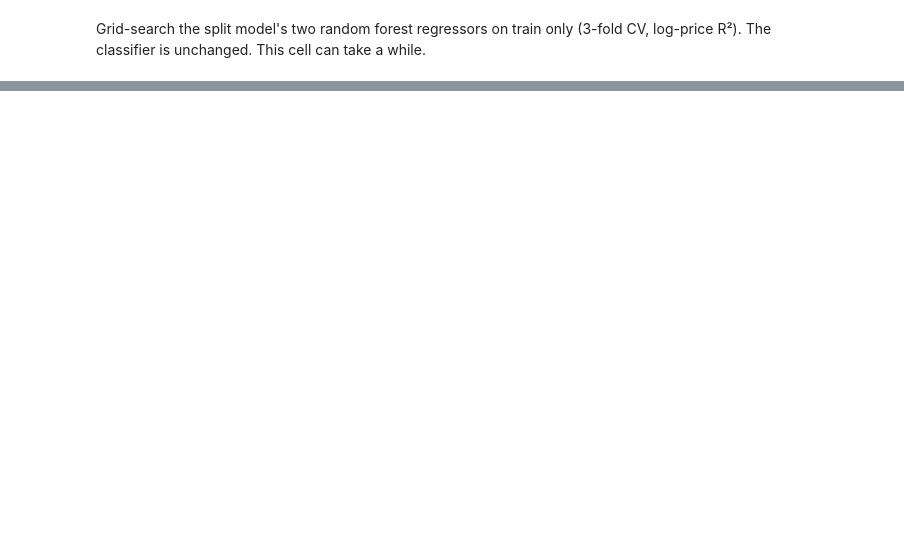
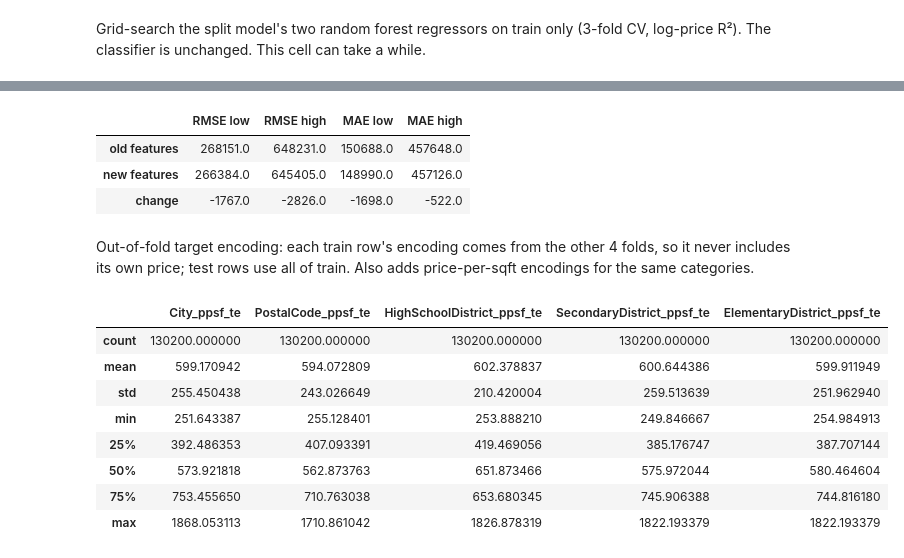
Before and after one commit to JustSahil-S/IDX-Exchange-Data-Science, a Jupyter notebook: 04_model_comparison.ipynb, the cells around one changed output, grey strips where cells are left out. Saved outputs shown, nothing was run; the diff lists cells and outputs as text; code cells hidden in the pictures; blank space fills up the shorter version.

```diff
--- a/04_model_comparison.ipynb
+++ b/04_model_comparison.ipynb
@@ -224,0 +410,73 @@ print("test R^2:", r2_score(y_test_te[high_test], y_pred_split[high_test]))
+# %%
+comparison = {}
+for name, y_true, y_hat in [
+    ("old features", y_test_te, y_pred_split),
+    ("new features", y_test_fe, y_pred_split_fe),
+]:
+    low = y_true <= HIGH_CUTOFF
+    high = y_true > HIGH_CUTOFF
+    comparison[name] = {
+        "RMSE low": np.sqrt(mean_squared_error(y_true[low], y_hat[low])),
+        "RMSE high": np.sqrt(mean_squared_error(y_true[high], y_hat[high])),
+        "MAE low": mean_absolute_error(y_true[low], y_hat[low]),
+        "MAE high": mean_absolute_error(y_true[high], y_hat[high]),
+    }
+
+comparison = pd.DataFrame(comparison).T
+comparison.loc["change"] = comparison.loc["new features"] - comparison.loc["old features"]
+comparison.round(0)
+# %% [output]
+|  | RMSE low | RMSE high | MAE low | MAE high |
+| old features | 268151.0 | 648231.0 | 150688.0 | 457648.0 |
+| new features | 266384.0 | 645405.0 | 148990.0 | 457126.0 |
+| change | -1767.0 | -2826.0 | -1698.0 | -522.0 |
+# %% [markdown]
+Out-of-fold target encoding: each train row's encoding comes from the other 4 folds, so it never includes its own price; test rows use all of train. Also adds price-per-sqft encodings for the same categories.
+# %%
+from sklearn.model_selection import KFold
+
+df_v2 = df_te.copy()
+is_train = (df_v2["split"] == "train").values
+smooth_k = 20
+
+
+def oof_target_encode(keys, target, n_splits=5):
+    keys = keys.astype("string").fillna("__missing__")
+    out = pd.Series(np.nan, index=keys.index)
+    train_rows = np.where(is_train)[0]
+    test_rows = np.where(~is_train)[0]
+
+    def fit_apply(fit_rows, apply_rows):
+        y = target.iloc[fit_rows]
+        prior = y.mean()
+        stats = y.groupby(keys.iloc[fit_rows]).agg(["mean", "count"])
+        encoded_mean = (stats["count"] * stats["mean"] + smooth_k * prior) / (stats["count"] + smooth_k)
+        return keys.iloc[apply_rows].map(encoded_mean).fillna(prior).values
+
+    for fit, held in KFold(n_splits, shuffle=True, random_state=0).split(train_rows):
+        out.iloc[train_rows[held]] = fit_apply(train_rows[fit], train_rows[held])
+    out.iloc[test_rows] = fit_apply(train_rows, test_rows)
+    return out
+
+
+price = df_v2["ClosePrice"]
+price_per_sqft = (price / df_v2["LivingArea"]).where(df_v2["LivingArea"] > 0)
+
+category_keys = {col: df_te[f"{col}_te"] for col in ["City", "PostalCode", "HighSchoolDistrict"]}
+category_keys.update(district_keys)
+
+for col, keys in category_keys.items():
+    df_v2[f"{col}_te"] = oof_target_encode(keys, price)
+    df_v2[f"{col}_ppsf_te"] = oof_target_encode(keys, price_per_sqft)
+
+df_v2[[f"{col}_ppsf_te" for col in category_keys]].describe()
+# %% [output]
+|  | City_ppsf_te | PostalCode_ppsf_te | HighSchoolDistrict_ppsf_te | SecondaryDistrict_ppsf_te | ElementaryDistrict_ppsf_te |
+| count | 130200.000000 | 130200.000000 | 130200.000000 | 130200.000000 | 130200.000000 |
+| mean | 599.170942 | 594.072809 | 602.378837 | 600.644386 | 599.911949 |
+| std | 255.450438 | 243.026649 | 210.420004 | 259.513639 | 251.962940 |
+| min | 251.643387 | 255.128401 | 253.888210 | 249.846667 | 254.984913 |
+| 25% | 392.486353 | 407.093391 | 419.469056 | 385.176747 | 387.707144 |
+| 50% | 573.921818 | 562.873763 | 651.873466 | 575.972044 | 580.464604 |
+| 75% | 753.455650 | 710.763038 | 653.680345 | 745.906388 | 744.816180 |
+| max | 1868.053113 | 1710.861042 | 1826.878319 | 1822.193379 | 1822.193379 |
```
Also changed, not shown: parts of 16 cells of this notebook, 2 other files.
